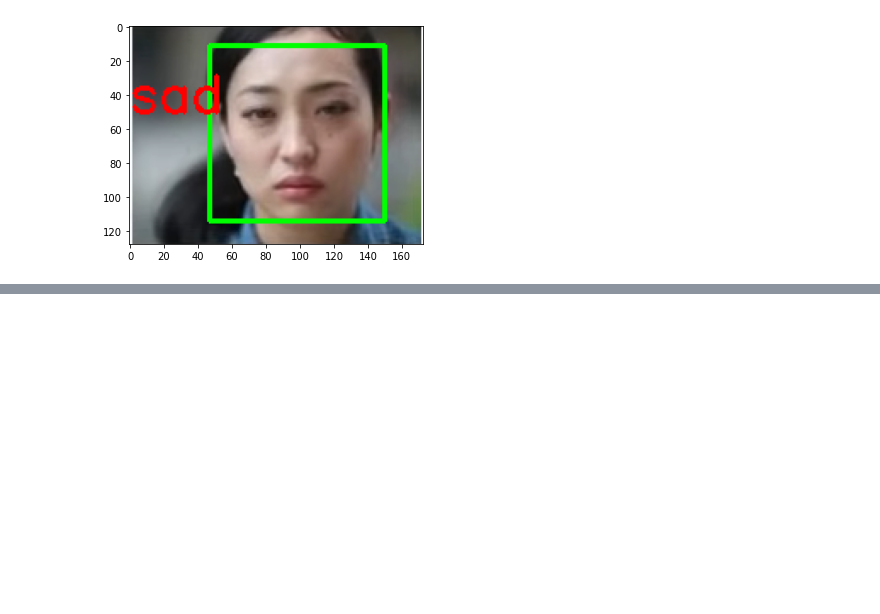
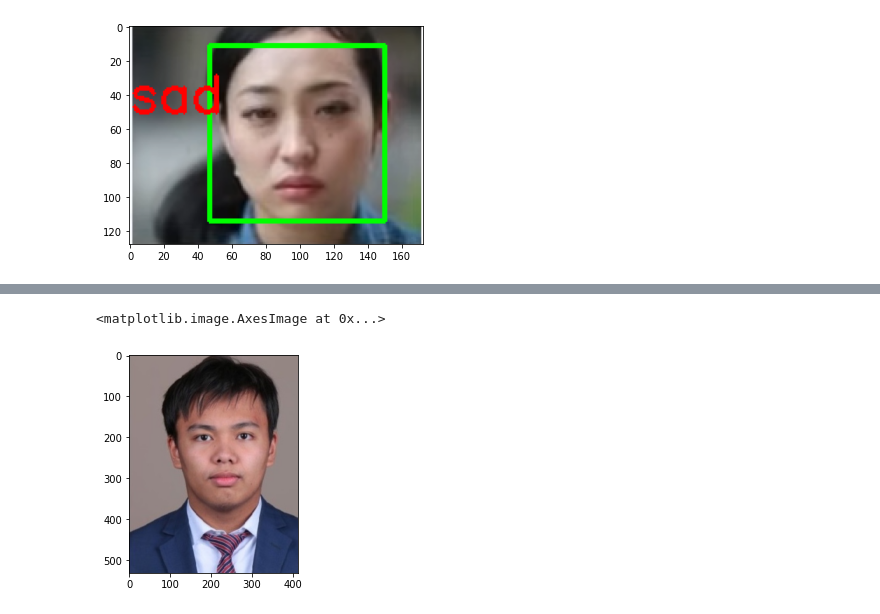
Before and after one commit to MoalikhanM/Recognition, a Jupyter notebook: Emotion Recognition.ipynb, the cells around one changed output, grey strips where cells are left out. Drawn from its saved outputs; the diff is of its cells as text; code cells hidden in the pictures; blank space fills up the shorter version.

```diff
--- a/Emotion Recognition.ipynb
+++ b/Emotion Recognition.ipynb
@@ -172,0 +180,5 @@ plt.imshow(cv2.cvtColor(img_two, cv2.COLOR_BGR2RGB))
+# %%
+plt.imshow(cv2.cvtColor(img_test, cv2.COLOR_BGR2RGB))
+# %% [output]
+<matplotlib.image.AxesImage at 0x...>
+[figure, added]
```
Also changed, not shown: parts of 14 cells of this notebook, 1 other file.
